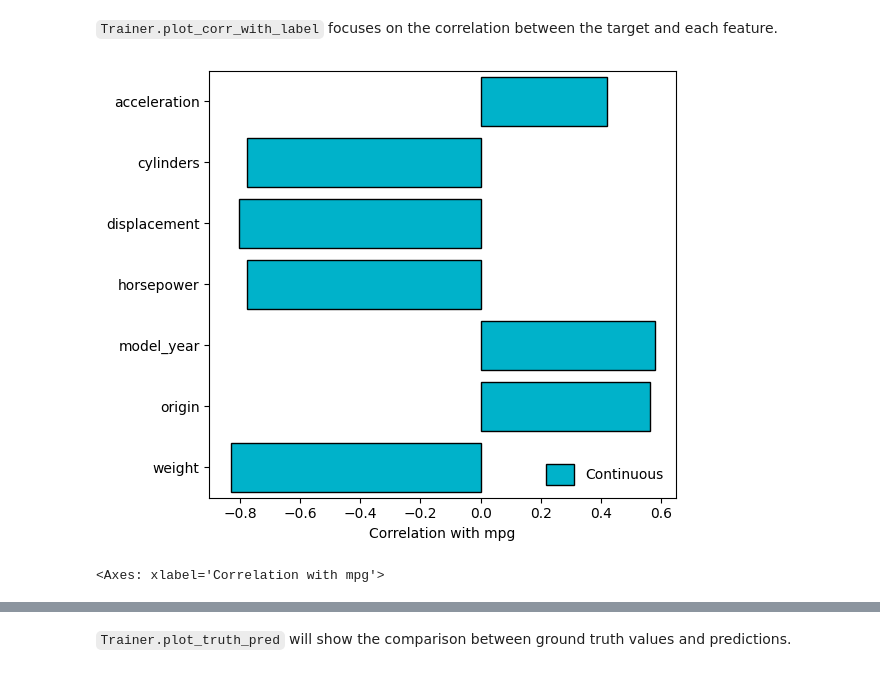
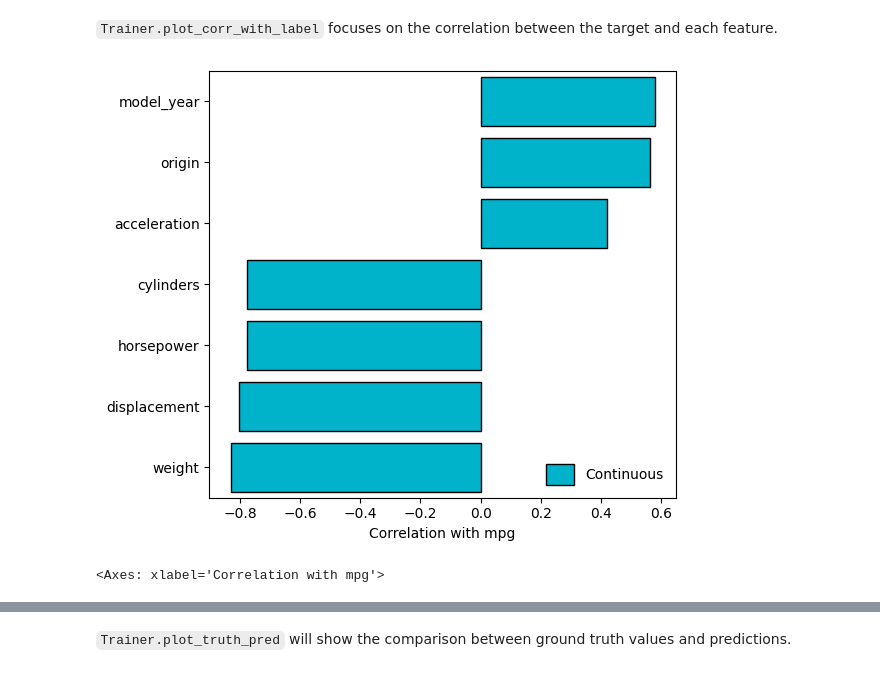
Before and after one commit to Luwen-Zhang/tabular_ensemble, a Jupyter notebook: docs/source/examples/get_started/plotting.ipynb, the cells around one changed output, grey strips where cells are left out. Saved outputs shown, nothing was run; the diff lists cells and outputs as text; code cells hidden in the pictures.

```diff
--- a/docs/source/examples/get_started/plotting.ipynb
+++ b/docs/source/examples/get_started/plotting.ipynb
@@ -93,7 +109,7 @@ trainer.plot_corr(imputed=True, figure_kwargs=dict(figsize=(5, 5)), imshow_kwarg
 # %% [markdown]
 `Trainer.plot_corr_with_label` focuses on the correlation between the target and each feature.
 # %%
-trainer.plot_corr_with_label(imputed=True, figure_kwargs={"figsize": (6, 5)})
+trainer.plot_corr_with_label(imputed=True, figure_kwargs={"figsize": (6, 5)}, order="descending")
 # %% [output]
-[figure, old version]
+[figure, new version]
 <Axes: xlabel='Correlation with mpg'>
```
Also changed, not shown: parts of 24 cells of this notebook.
